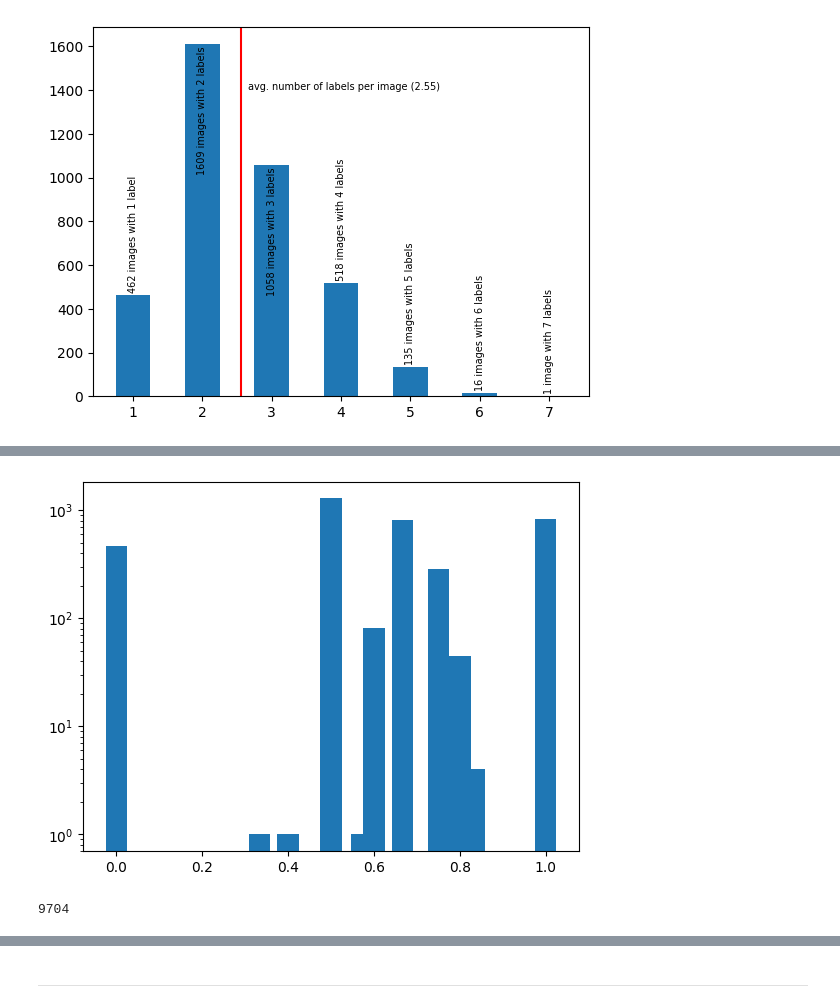
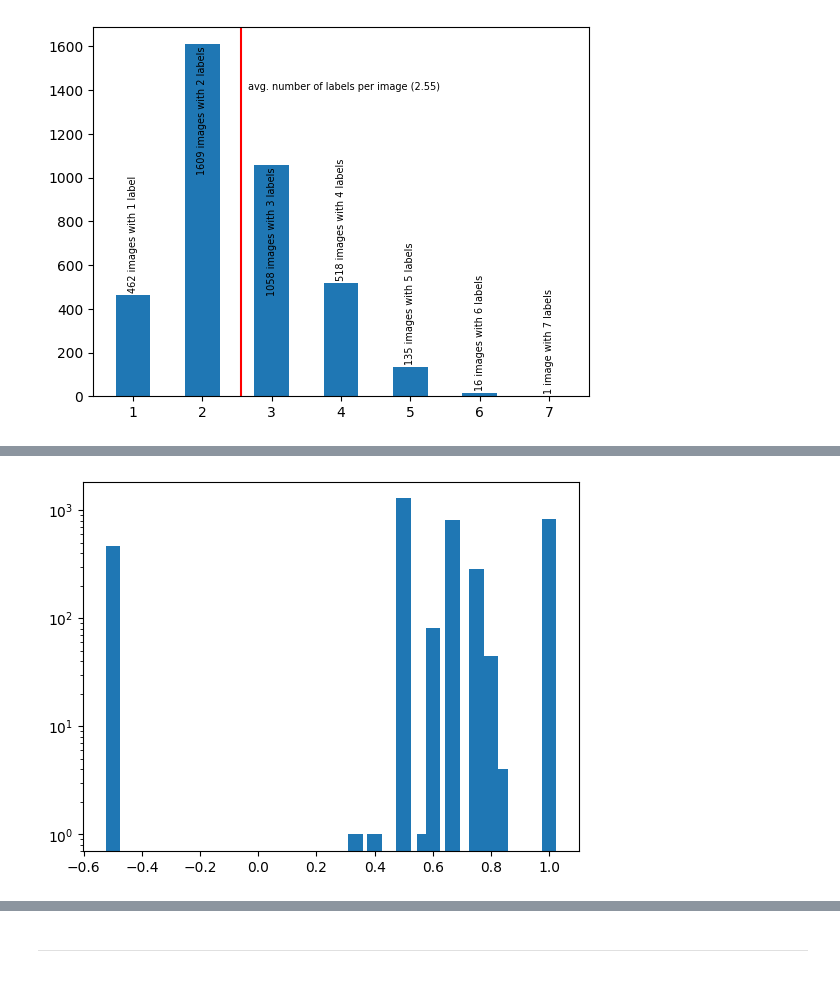
Before and after one commit to valevo/TagThePicture-AI, a Jupyter notebook: data/first-insights.ipynb, the cells around one changed output, grey strips where cells are left out. Cells and saved outputs as stored; diff of their text form; code cells hidden in the pictures.

```diff
--- a/data/first-insights.ipynb
+++ b/data/first-insights.ipynb
@@ -118,21 +200,16 @@ for i, v in enumerate(image_label_nums):
 # %%
 label_variances = df.groupby("image_id").name.apply(
-    lambda sub: len(sub.unique())/len(sub) if len(sub) > 1 else 0.0
+    lambda sub: len(sub.unique())/len(sub) if len(sub) > 1 else -0.5
 ).value_counts().sort_index()
 
 # 1.0 => all assigned labels for an image is different
 # 0.5 => the number of total labels is 2 times the number of unique labels
 # x -> 0. => there are many labels but all of them are the same (practically only possible if len(sub) <= 1)
 
 plt.bar(list(label_variances.index), (list(label_variances.values)), width=0.05)
 
 # plt.hist(list(label_variances))
 
 plt.yscale("log")
 # %% [output]
-[figure, old version]
+[figure, new version]
-# %%
-label_variances.values.sum()
-len(df.groupy("image_id")
-# %% [output]
-9704
```
Also changed, not shown: parts of 9 cells of this notebook.
